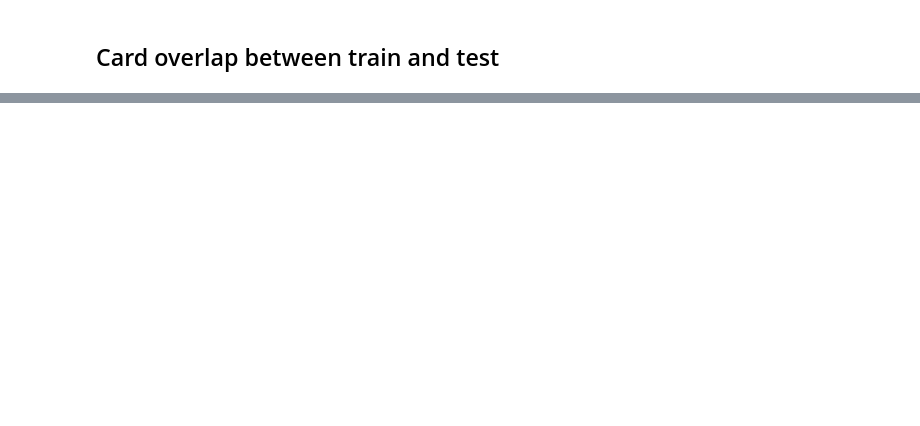
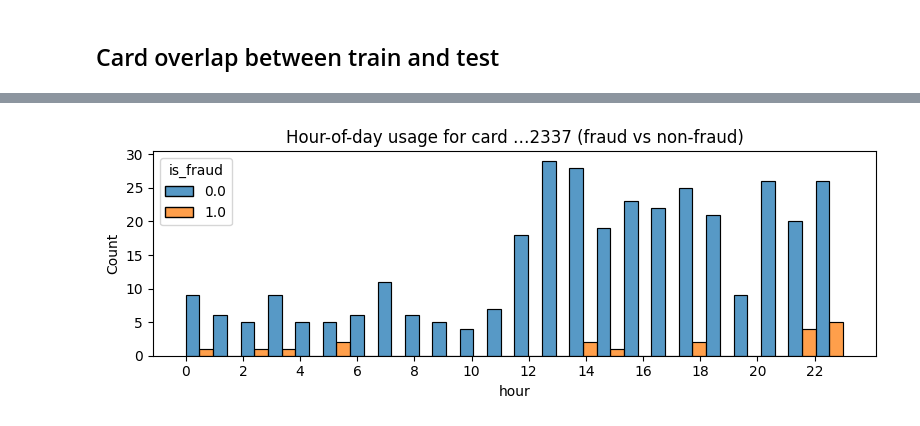
Before and after one commit to fdu11235/DeepLearningFS26, a Jupyter notebook: notebooks/01_eda.ipynb, the cells around one changed output, grey strips where cells are left out. Saved outputs shown, nothing was run; the diff lists cells and outputs as text; code cells hidden in the pictures; blank space fills up the shorter version.

```diff
--- a/notebooks/01_eda.ipynb
+++ b/notebooks/01_eda.ipynb
@@ -47,0 +157,11 @@ print('cold-start test cards    :', len(test_cards - train_cards))
+# %%
+card_df['hour'] = card_df['trans_date_trans_time'].dt.hour
+fig, ax = plt.subplots(figsize=(8, 3))
+sns.histplot(data=card_df, x='hour', hue='is_fraud', bins=24,
+             multiple='dodge', stat='count', ax=ax)
+ax.set_title(f'Hour-of-day usage for card …{str(chosen)[-4:]} (fraud vs non-fraud)')
+ax.set_xticks(range(0, 24, 2))
+plt.tight_layout()
+plt.show()
+# %% [output]
+[figure, added]
```
Also changed, not shown: parts of 9 cells of this notebook, 2 other files.
